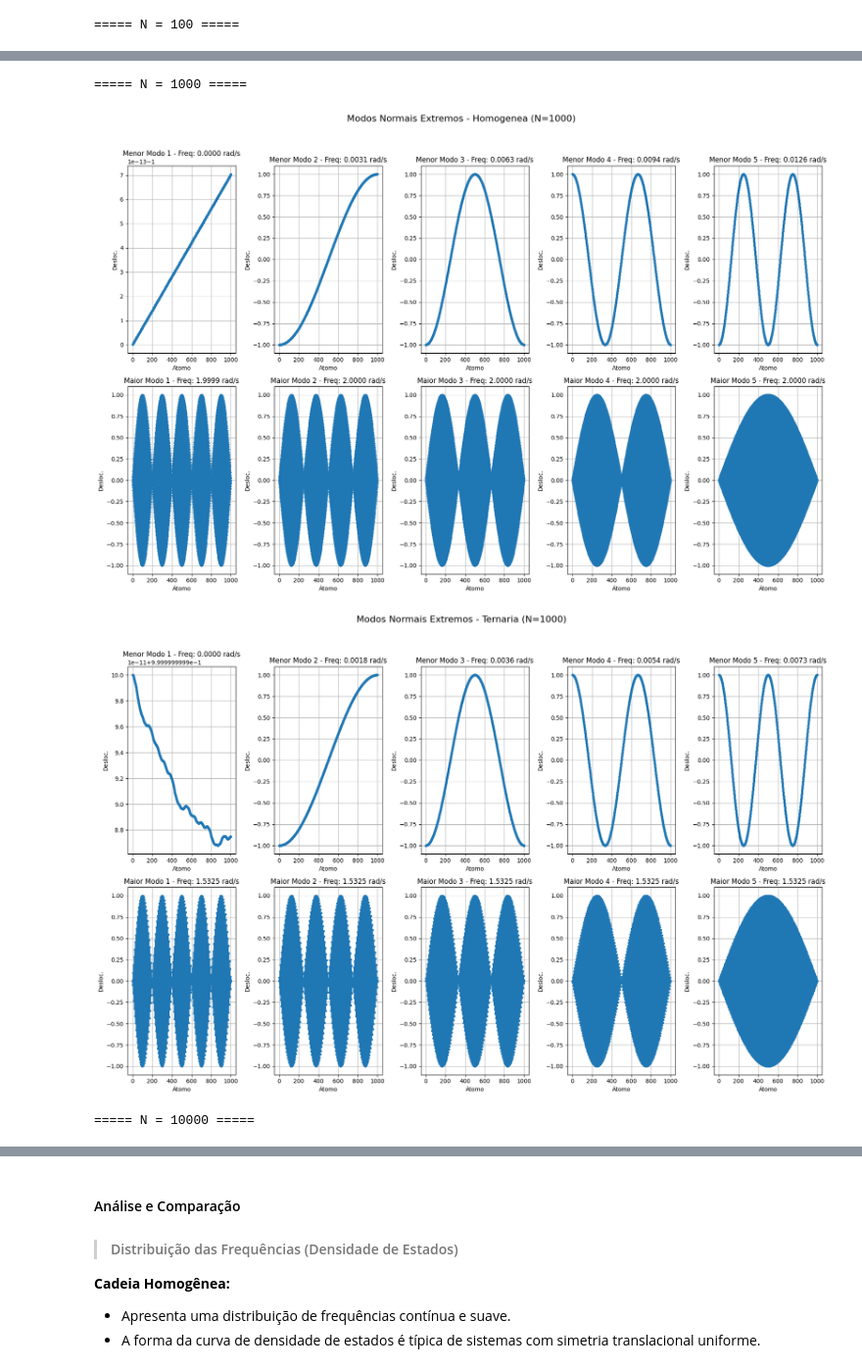
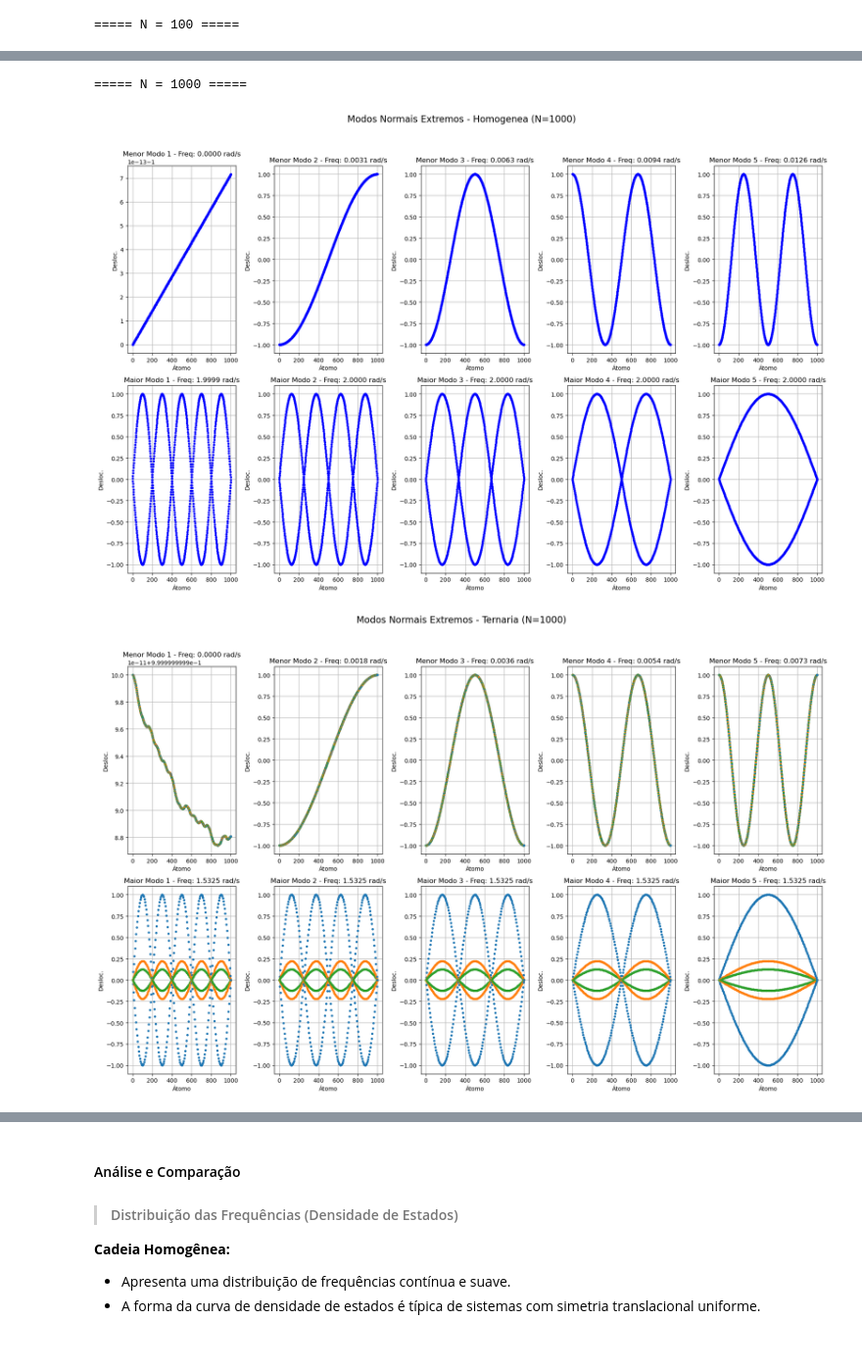
Before and after one commit to gabireisch/av5, a Jupyter notebook: av5.ipynb, the cells around one changed output, grey strips where cells are left out. Shown at 98% size. Cells and saved outputs as stored; diff of their text form; code cells hidden in the pictures.

```diff
--- a/av5.ipynb
+++ b/av5.ipynb
@@ -5,7 +5,7 @@
 # %%
 import numpy as np
 import matplotlib.pyplot as plt
-from scipy.linalg import eigh
+from scipy.linalg import eig
 
 # Classe que representa a cadeia atômica
 class CadeiaAtomica:
@@ -42,12 +42,15 @@ class CadeiaAtomica:
     def calcular_frequencias_e_modos(self):
         M, K = self.montar_matrizes()
 
+        matrix = K@M
+
         # achar autovalores e autovetores
-        eigvals, eigvecs = eigh(K, M)
+        eigvals, eigvecs = eig(matrix)
 
         # Remove valores negativos e ordena
-        eigvals = np.clip(eigvals, 0, None)
-        freq = np.sqrt(eigvals)
+        # eigvals = np.clip(eigvals, 0, None)
+        # freq = np.sqrt(eigvals)
+        freq = eigvals
 
         return freq, eigvecs
 
@@ -75,7 +78,7 @@ class CadeiaAtomica:
         plt.tight_layout()
         plt.show()
 # %%
-Ns = [100, 1000, 10000]
+Ns = [100, 1000]
 tipos = ['homogenea', 'ternaria']
 
 for N in Ns:
@@ -83,12 +86,6 @@ for N in Ns:
         print(f"\n===== N = {N}, Tipo = {tipo} =====")
         sistema = CadeiaAtomica(N=N, tipo=tipo, k=1.0)
         freq, modos = sistema.calcular_frequencias_e_modos()
-        print("Primeiras 5 frequências:", freq[:5])
-
-        # Plota todas as frequências
-        sistema.plotar_frequencias(freq)
-
-        # Plota os 3 primeiros modos completos SEM corte
-        sistema.plotar_modos_normais(modos, freq, n_modos=3)
+        print("Primeiras 5 frequências:", freq[:100])
 # %% [output]
 ===== N = 100, Tipo = homogenea =====
@@ -173,19 +148,27 @@ for N in Ns:
 ### Exercício 03
 ![alt text](ex3.png)
 # %%
-def plotar_modos_extremos(modos, freq, N, tipo, n_modos=5):
+def plotar_modos_extremos(modos, freq, N, tipo, n_modos=5, massas=None):
     plt.figure(figsize=(18, 12))
 
     # Índices das 5 menores e 5 maiores frequências
     indices_menores = np.argsort(freq)[:n_modos]
     indices_maiores = np.argsort(freq)[-n_modos:]
 
+    # Definir cores para as massas (apenas para a cadeia ternária)
+    cores = None
+    if tipo == 'ternaria' and massas is not None:
+        unique_massas = np.unique(massas)
+        cores = {massa: plt.cm.tab10(i) for i, massa in enumerate(unique_massas)}
+
     # Plot dos modos de menor frequência
     for i, idx in enumerate(indices_menores):
         desloc = modos[:, idx]
         desloc /= np.max(np.abs(desloc))  # normaliza
         plt.subplot(2, n_modos, i + 1)
-        plt.plot(desloc, marker='.')
+        for j, desloc_j in enumerate(desloc):
+            cor = cores[massas[j]] if cores else 'b'  # Cor por massa ou padrão
+            plt.plot(j, desloc_j, marker='.', color=cor)
         plt.title(f"Menor Modo {i+1} - Freq: {freq[idx]:.4f} rad/s")
         plt.xlabel("Átomo")
         plt.ylabel("Desloc.")
@@ -196,7 +179,9 @@ def plotar_modos_extremos(modos, freq, N, tipo, n_modos=5):
         desloc = modos[:, idx]
         desloc /= np.max(np.abs(desloc))  # normaliza
         plt.subplot(2, n_modos, n_modos + i + 1)
-        plt.plot(desloc, marker='.')
+        for j, desloc_j in enumerate(desloc):
+            cor = cores[massas[j]] if cores else 'b'  # Cor por massa ou padrão
+            plt.plot(j, desloc_j, marker='.', color=cor)
         plt.title(f"Maior Modo {i+1} - Freq: {freq[idx]:.4f} rad/s")
         plt.xlabel("Átomo")
         plt.ylabel("Desloc.")
@@ -207,7 +192,7 @@ def plotar_modos_extremos(modos, freq, N, tipo, n_modos=5):
     plt.show()
 
 # Execução para os Ns desejados
-Ns = [100, 1000, 10000]
+Ns = [100, 1000]
 
 for N in Ns:
     print(f"\n===== N = {N} =====")
@@ -220,6 +205,7 @@ for N in Ns:
     # Ternária
     sistema_tern = CadeiaAtomica(N=N, tipo='ternaria')
     freq_tern, modos_tern = sistema_tern.calcular_frequencias_e_modos()
-    plotar_modos_extremos(modos_tern, freq_tern, N, tipo='ternaria')
+    massas_tern = sistema_tern.massas  # Supondo que o sistema ternário tenha um atributo 'massas'
+    plotar_modos_extremos(modos_tern, freq_tern, N, tipo='ternaria', massas=massas_tern)
 # %% [output]
 ===== N = 100 =====
@@ -228,4 +214,3 @@ for N in Ns:
 ===== N = 1000 =====
-[figure, old version]
+[figure, new version]
-[figure, old version]
+[figure, new version]
-===== N = 10000 =====
```
Also changed, not shown: parts of 3 cells of this notebook.
